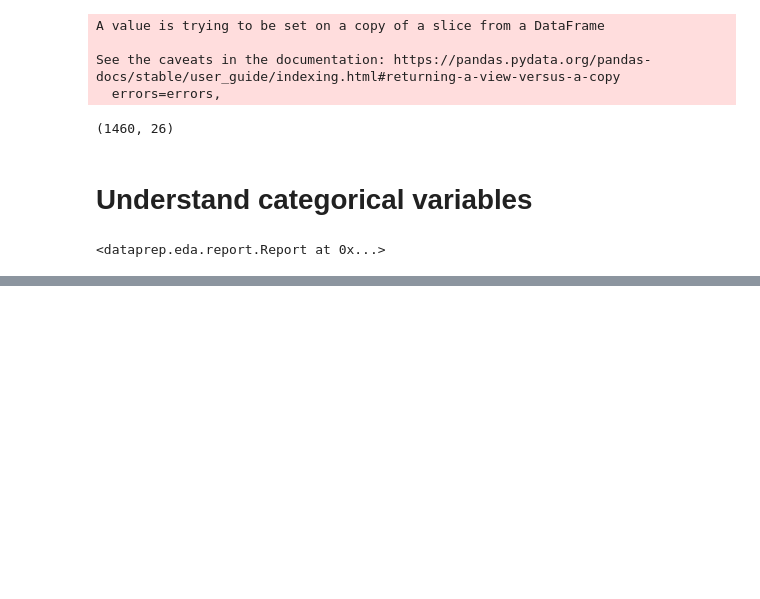
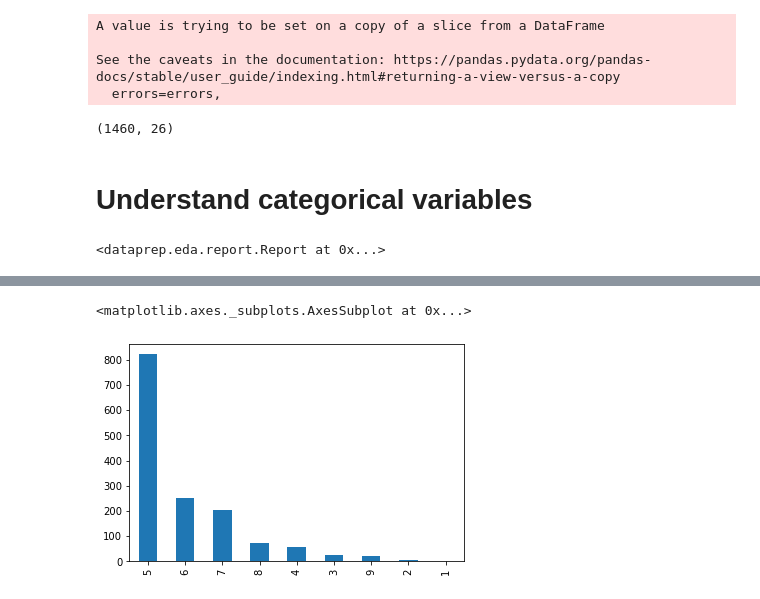
Before and after one commit to janvionl/housePricesPredictionKaggle, a Jupyter notebook: house_PricesPrediction.ipynb, the cells around one changed output, grey strips where cells are left out. Cells and saved outputs as stored; diff of their text form; code cells hidden in the pictures; blank space fills up the shorter version.

```diff
--- a/house_PricesPrediction.ipynb
+++ b/house_PricesPrediction.ipynb
@@ -195,0 +214,5 @@ plot(train_df_categorical.drop(["MSSubClass", "OverallQual", "OverallCond"], axi
+# %%
+train_df_categorical["OverallCond"].value_counts().plot(kind = "bar")
+# %% [output]
+<matplotlib.axes._subplots.AxesSubplot at 0x...>
+[figure, added]
```
Also changed, not shown: parts of 130 cells of this notebook, 2 other files.
